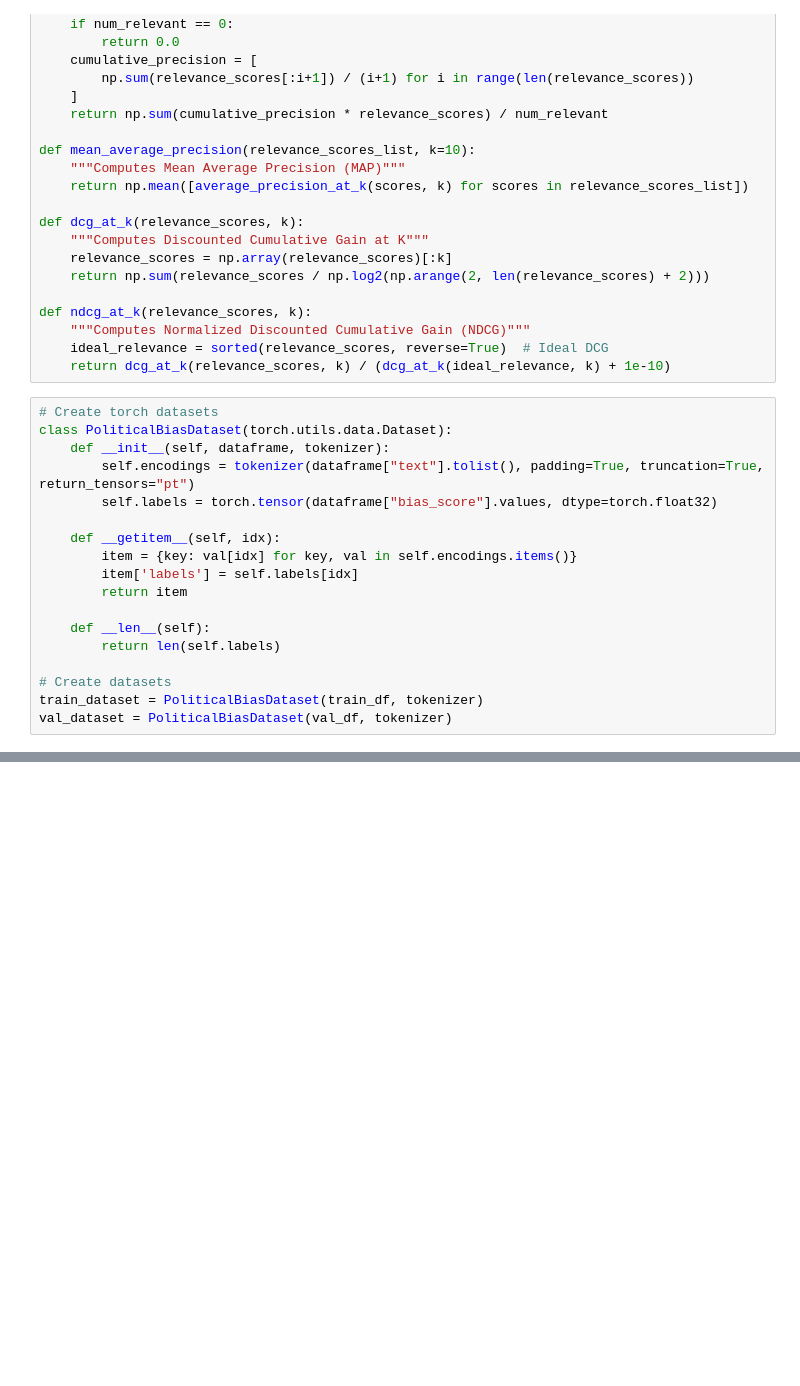
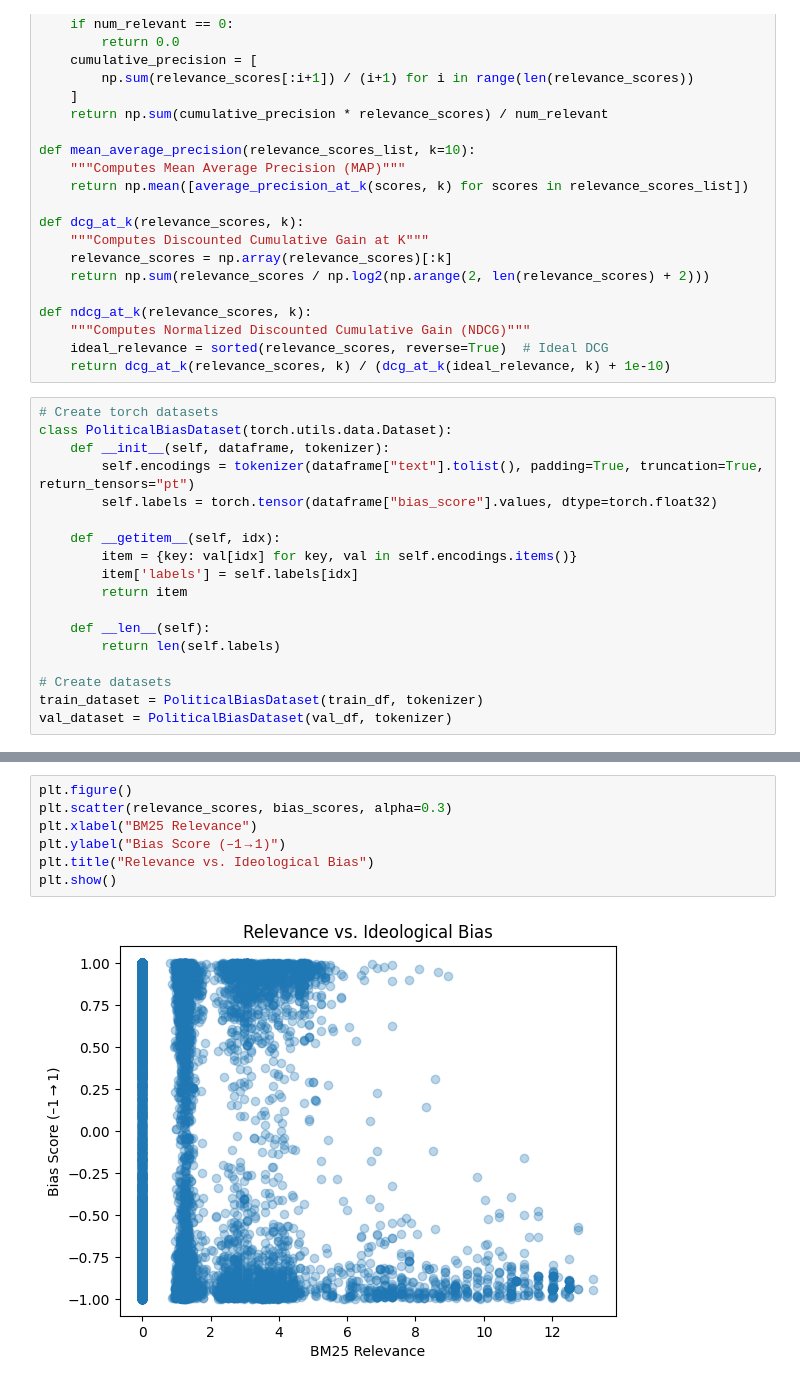
Before and after one commit to lmethratta/Poliscope, a Jupyter notebook: model.ipynb, the cells around one changed output, grey strips where cells are left out. Saved outputs shown, nothing was run; the diff lists cells and outputs as text; blank space fills up the shorter version.

```diff
--- a/model.ipynb
+++ b/model.ipynb
@@ -526,0 +562,9 @@ Rank BM25       Bias       Final      Text Excerpt
+# %%
+plt.figure()
+plt.scatter(relevance_scores, bias_scores, alpha=0.3)
+plt.xlabel("BM25 Relevance")
+plt.ylabel("Bias Score (–1 → 1)")
+plt.title("Relevance vs. Ideological Bias")
+plt.show()
+# %% [output]
+[figure, added]
```
Also changed, not shown: parts of 18 cells of this notebook.
